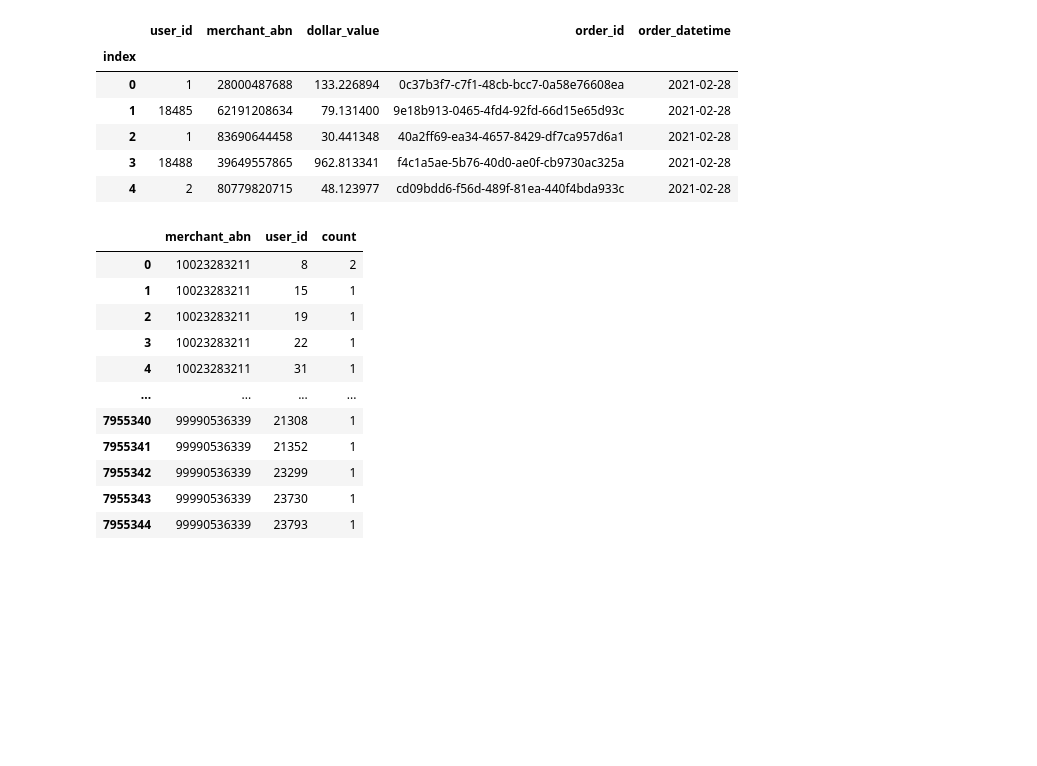
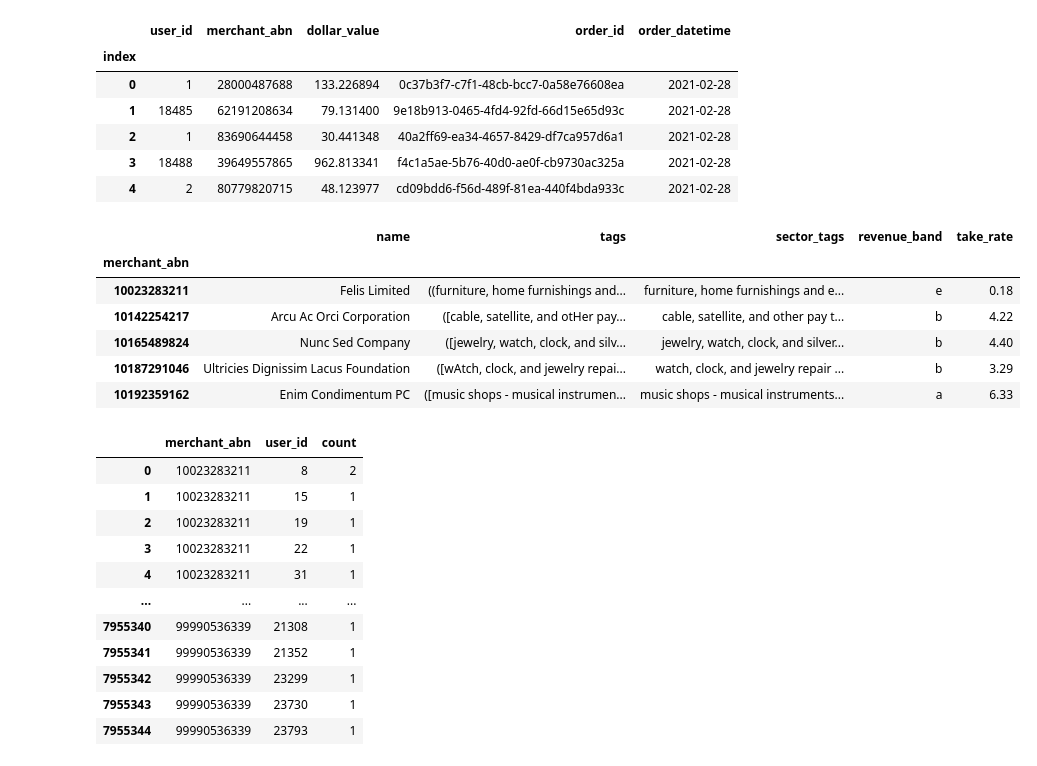
Before and after one commit to MAST30034-Applied-Data-Science/generic-buy-now-pay-later-project-group-17-adsb, a Jupyter notebook: notebooks/This is the model :(.ipynb, the cells around one changed output. Cells and saved outputs as stored; diff of their text form; code cells hidden in the pictures; blank space fills up the shorter version.

```diff
--- a/notebooks/This is the model :(.ipynb
+++ b/notebooks/This is the model :(.ipynb
@@ -34,4 +34,14 @@ transactions.head()
 | 2 | 1 | 83690644458 | 30.441348 | 40a2ff69-ea34-4657-8429-df7ca957d6a1 | 2021-02-28 |
 | 3 | 18488 | 39649557865 | 962.813341 | f4c1a5ae-5b76-40d0-ae0f-cb9730ac325a | 2021-02-28 |
 | 4 | 2 | 80779820715 | 48.123977 | cd09bdd6-f56d-489f-81ea-440f4bda933c | 2021-02-28 |
+# %%
+merchants.head()
+# %% [output]
+|  | name | tags | sector_tags | revenue_band | take_rate |
+| merchant_abn |  |  |  |  |  |
+| 10023283211 | Felis Limited | ((furniture, home furnishings and... | furniture, home furnishings and e... | e | 0.18 |
+| 10142254217 | Arcu Ac Orci Corporation | ([cable, satellite, and otHer pay... | cable, satellite, and other pay t... | b | 4.22 |
+| 10165489824 | Nunc Sed Company | ([jewelry, watch, clock, and silv... | jewelry, watch, clock, and silver... | b | 4.40 |
+| 10187291046 | Ultricies Dignissim Lacus Foundation | ([wAtch, clock, and jewelry repai... | watch, clock, and jewelry repair ... | b | 3.29 |
+| 10192359162 | Enim Condimentum PC | ([music shops - musical instrumen... | music shops - musical instruments... | a | 6.33 |
 # %%
```
Also changed, not shown: parts of 6 cells of this notebook.
